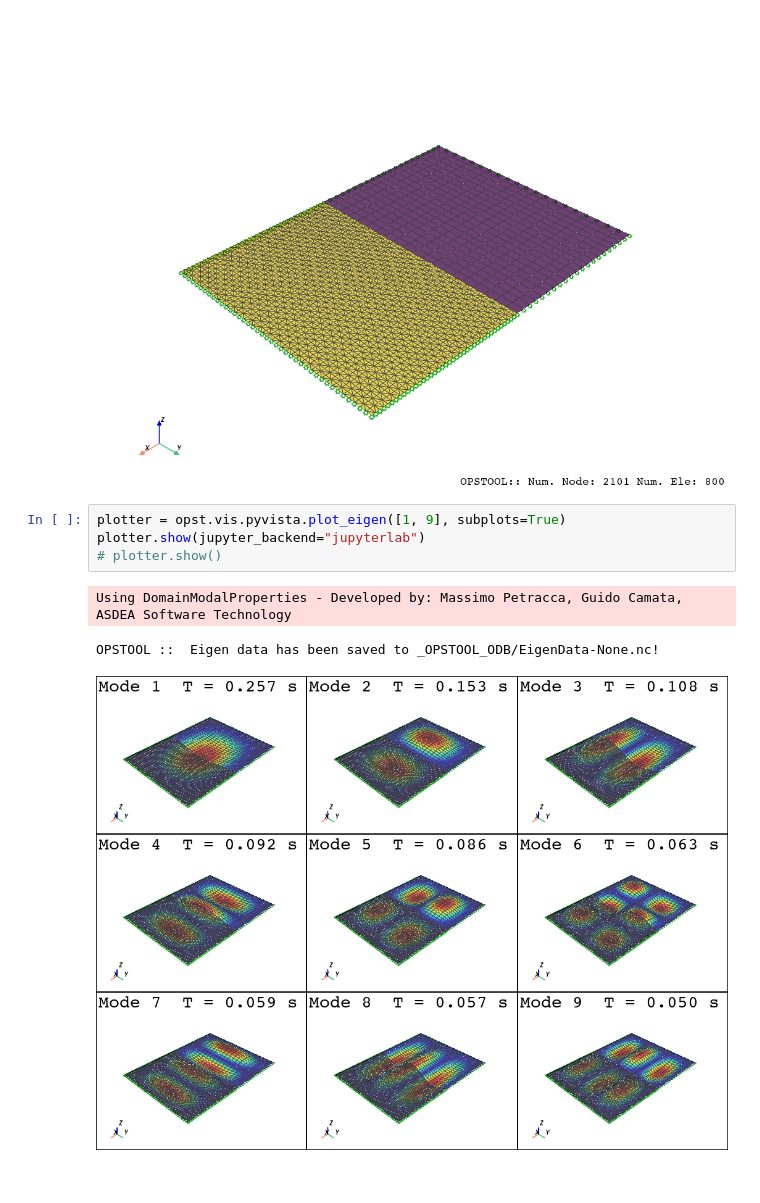
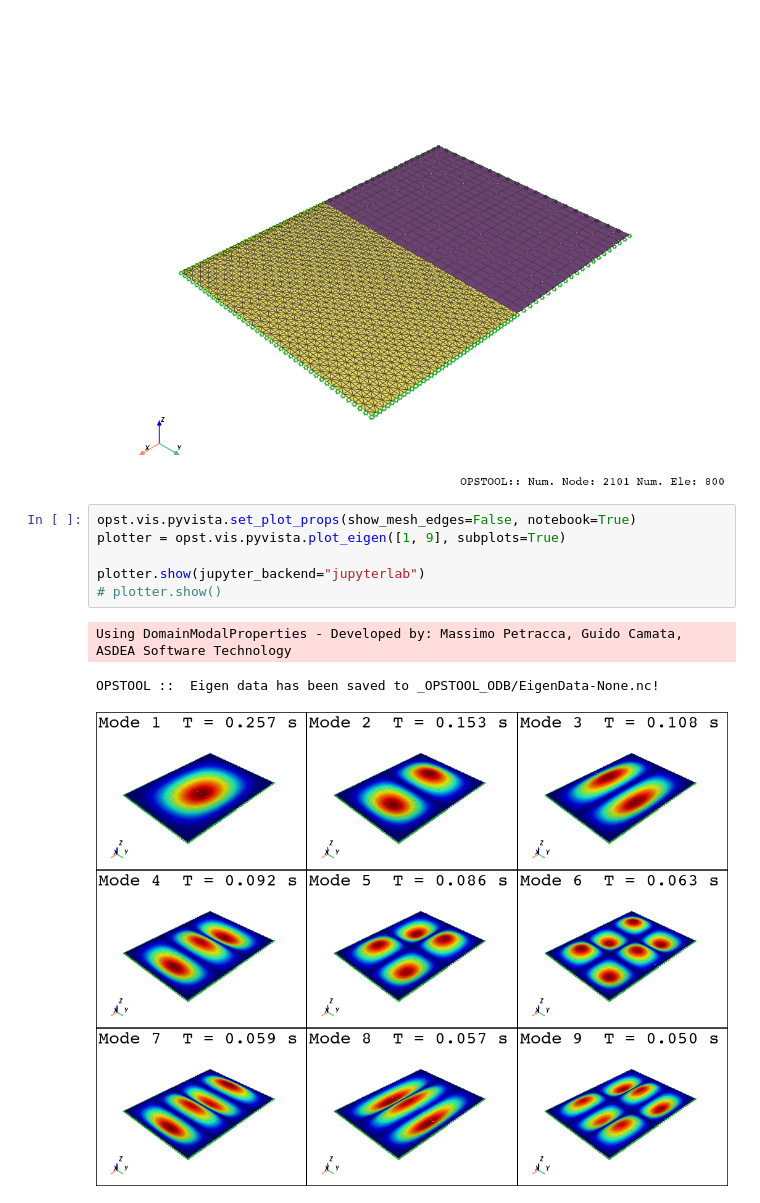
Before and after one commit to yexiang1992/opstool, a Jupyter notebook: docs/examples/pre/read_gmsh1.ipynb, the cells around one changed output. Saved outputs shown, nothing was run; the diff lists cells and outputs as text.

```diff
--- a/docs/examples/pre/read_gmsh1.ipynb
+++ b/docs/examples/pre/read_gmsh1.ipynb
@@ -143,10 +143,12 @@ plotter.show(jupyter_backend="jupyterlab")
 OPSTOOL ::  Model data has been saved to _OPSTOOL_ODB/ModelData-None.nc!
 [figure]
 # %%
+opst.vis.pyvista.set_plot_props(show_mesh_edges=False, notebook=True)
 plotter = opst.vis.pyvista.plot_eigen([1, 9], subplots=True)
+
 plotter.show(jupyter_backend="jupyterlab")
 # plotter.show()
 # %% [output]
 Using DomainModalProperties - Developed by: Massimo Petracca, Guido Camata, ASDEA Software Technology
 OPSTOOL ::  Eigen data has been saved to _OPSTOOL_ODB/EigenData-None.nc!
-[figure, old version]
+[figure, new version]
```
Also changed, not shown: parts of 1 cell of this notebook, 4 other files.
